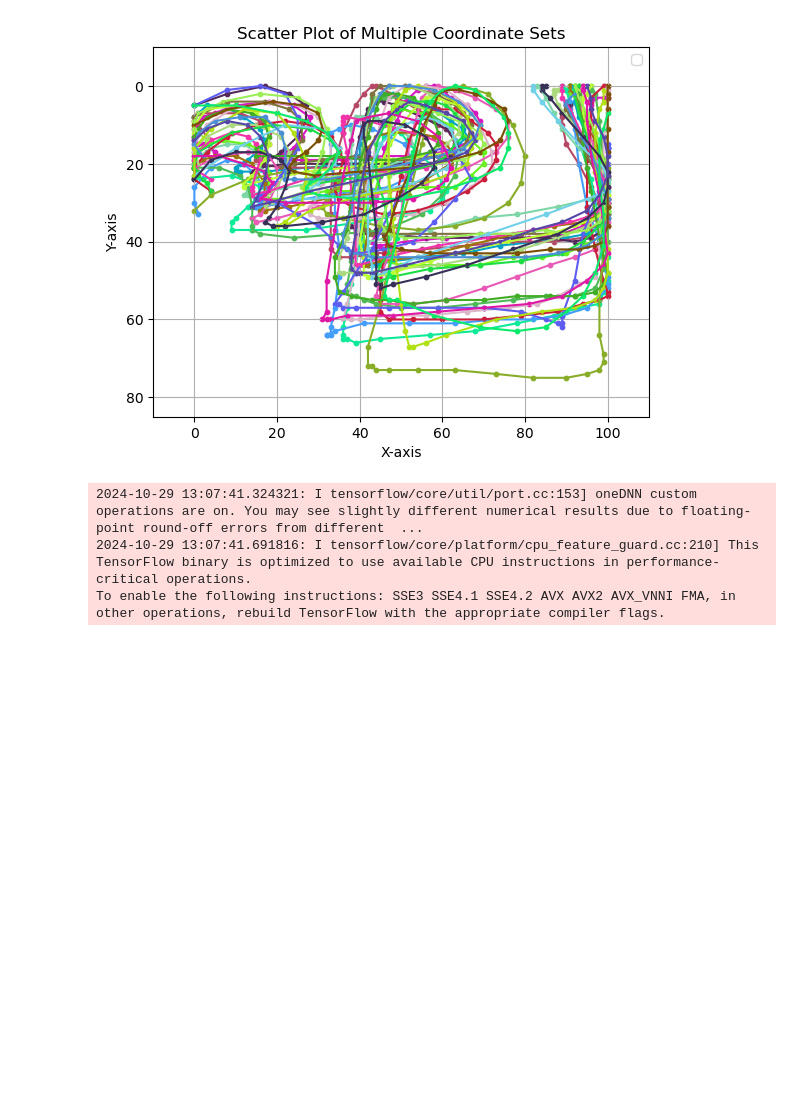
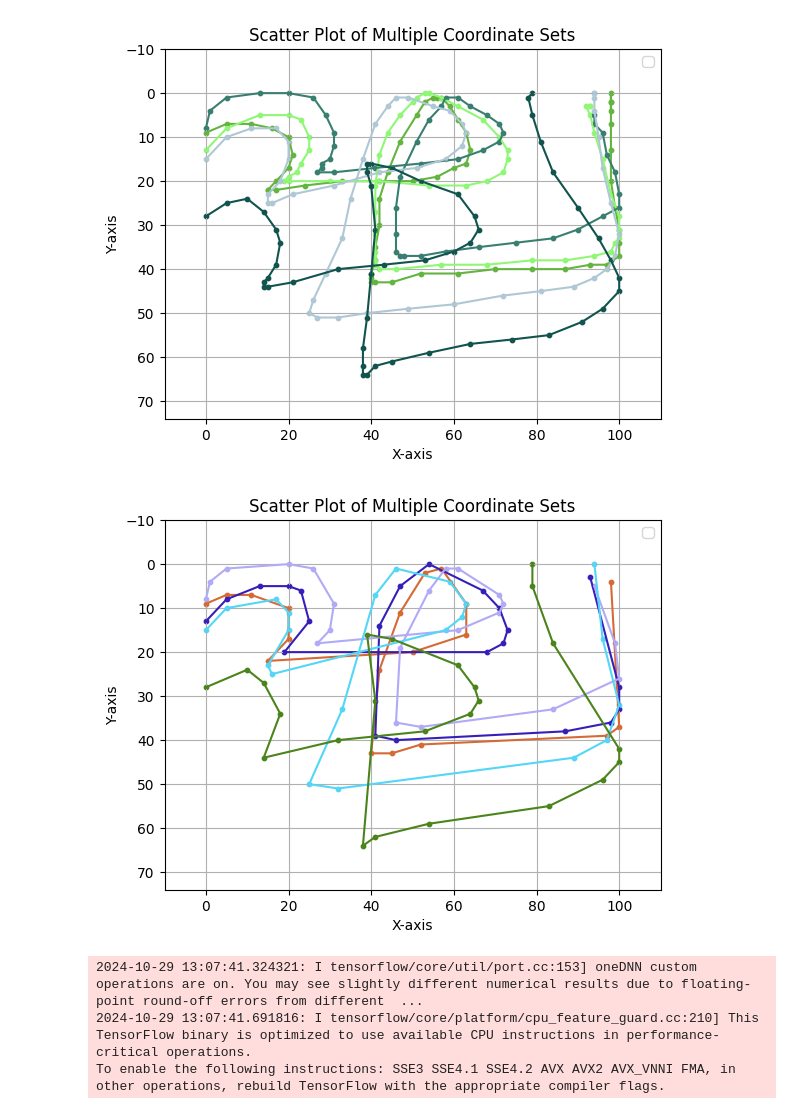
Before and after one commit to bluebottlewize/grahyam, a Jupyter notebook: training.ipynb, the cells around one changed output. Saved outputs shown, nothing was run; the diff lists cells and outputs as text; code cells hidden in the pictures; blank space fills up the shorter version.

```diff
--- a/training.ipynb
+++ b/training.ipynb
@@ -122,12 +130,19 @@ def normalize_coordinates(coordinates):
 # %%
+import numpy as np
+from rdp import rdp
+
 normalized_coordinates_list = []
+normalized_reduced_coordinates_list = []
 
-for c in initial_data['ഘ'][30:60]:
+for c in initial_data['ഘ'][70:75]:
     normalized_coordinates_list.append(normalize_coordinates(c))
+    normalized_reduced_coordinates_list.append(rdp(np.array(normalized_coordinates_list[-1]), epsilon=1))
 
 plot_letters(normalized_coordinates_list)
+plot_letters(normalized_reduced_coordinates_list)
 # %% [output]
-[figure, old version]
+[figure, new version]
+[figure, added]
 # %%
 # import numpy as np
 # from sklearn.preprocessing import LabelEncoder
```
Also changed, not shown: parts of 4 cells of this notebook, 2 other files.
